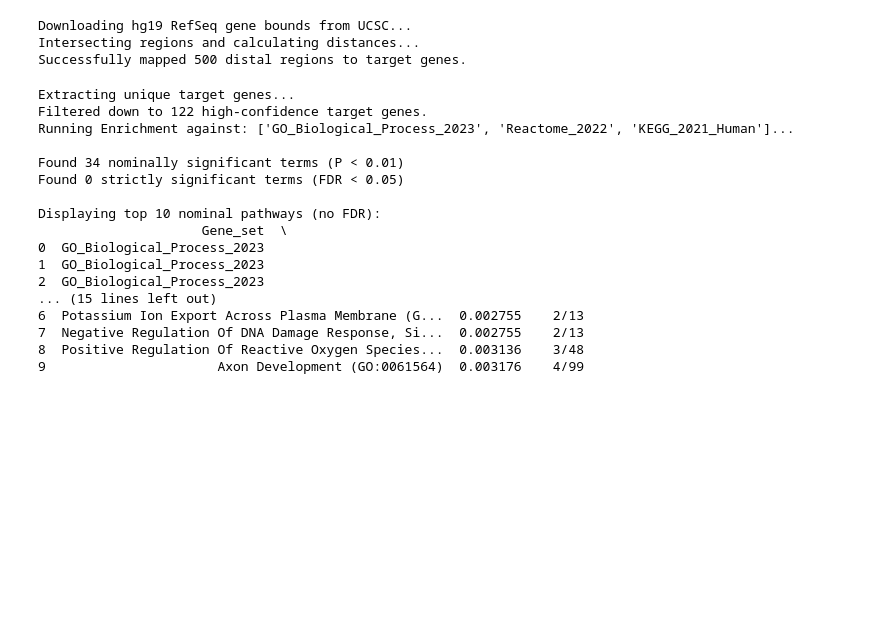
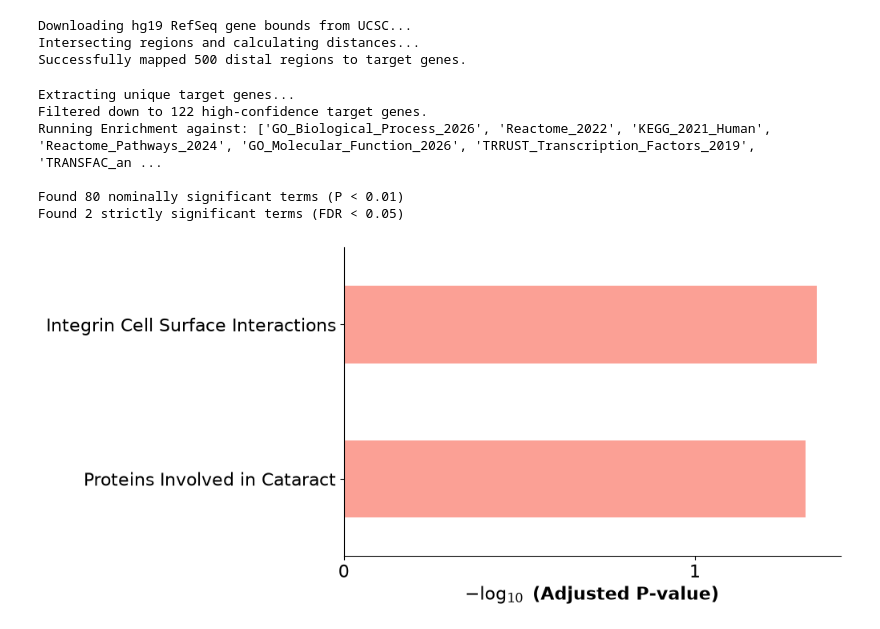
Before and after one commit to perpk/methylation-analysis, a Jupyter notebook: notebooks/DL_approach/peg1_gat_bio_strat.ipynb, the cells around one changed output. Cells and saved outputs as stored; diff of their text form; code cells hidden in the pictures; blank space fills up the shorter version.

```diff
--- a/notebooks/DL_approach/peg1_gat_bio_strat.ipynb
+++ b/notebooks/DL_approach/peg1_gat_bio_strat.ipynb
@@ -1034,54 +1034,53 @@ print(f"Filtered down to {len(target_genes)} high-confidence target genes.")
 # 2. Query multiple, highly granular databases
 # gseapy can accept a list of libraries at once
 databases = [
-    'GO_Biological_Process_2023',
+    'GO_Biological_Process_2026',
     'Reactome_2022',
-    'KEGG_2021_Human'
+    'KEGG_2021_Human',
+    'Reactome_Pathways_2024',
+    'GO_Molecular_Function_2026',
+    'TRRUST_Transcription_Factors_2019',
+    'TRANSFAC_and_JASPAR_PWMs',
+    'ENCODE_TF_ChIP-seq_2015',
+    'WikiPathways_2024_Human',
+    'SynGO_2024',
+    'WikiPathways_2024_Human',
+    'Elsevier_Pathway_Collection'
 ]
 
 print(f"Running Enrichment against: {databases}...")
 enrichment = gp.enrichr(
     gene_list=target_genes,
     gene_sets=databases,
     organism='human',
     outdir=None
 )
 
 results_df = enrichment.results
 
 # 3. Check for Nominally Significant (before strict FDR) AND strictly significant terms
 # Sometimes looking at P-value < 0.05 before FDR gives excellent biological clues for sparse sets
 nominally_sig = results_df[results_df['P-value'] < 0.01]
 fdr_sig = results_df[results_df['Adjusted P-value'] < 0.05]
 
 print(f"\nFound {len(nominally_sig)} nominally significant terms (P < 0.01)")
 print(f"Found {len(fdr_sig)} strictly significant terms (FDR < 0.05)")
 
 if len(fdr_sig) > 0:
     # Plot strictly significant
     gp.barplot(enrichment.results, column="Adjusted P-value", top_term=10, figsize=(8, 5))
     plt.show()
 elif len(nominally_sig) > 0:
     print("\nDisplaying top 10 nominal pathways (no FDR):")
     print(nominally_sig[['Gene_set', 'Term', 'P-value', 'Overlap']].head(10))
 # %% [output]
 Extracting unique target genes...
 Filtered down to 122 high-confidence target genes.
-Running Enrichment against: ['GO_Biological_Process_2023', 'Reactome_2022', 'KEGG_2021_Human']...
+Running Enrichment against: ['GO_Biological_Process_2026', 'Reactome_2022', 'KEGG_2021_Human', 'Reactome_Pathways_2024', 'GO_Molecular_Function_2026', 'TRRUST_Transcription_Factors_2019', 'TRANSFAC_an ...
 
-Found 34 nominally significant terms (P < 0.01)
-Found 0 strictly significant terms (FDR < 0.05)
-
-Displaying top 10 nominal pathways (no FDR):
-                     Gene_set  \
-0  GO_Biological_Process_2023
-1  GO_Biological_Process_2023
-2  GO_Biological_Process_2023
-... (15 lines left out)
-6  Potassium Ion Export Across Plasma Membrane (G...  0.002755    2/13
-7  Negative Regulation Of DNA Damage Response, Si...  0.002755    2/13
-8  Positive Regulation Of Reactive Oxygen Species...  0.003136    3/48
-9                      Axon Development (GO:0061564)  0.003176    4/99
+Found 80 nominally significant terms (P < 0.01)
+Found 2 strictly significant terms (FDR < 0.05)
+[figure, added]
 # %%
 import matplotlib.pyplot as plt
 import seaborn as sns
```
Also changed, not shown: parts of 12 cells of this notebook, 2 other files.
